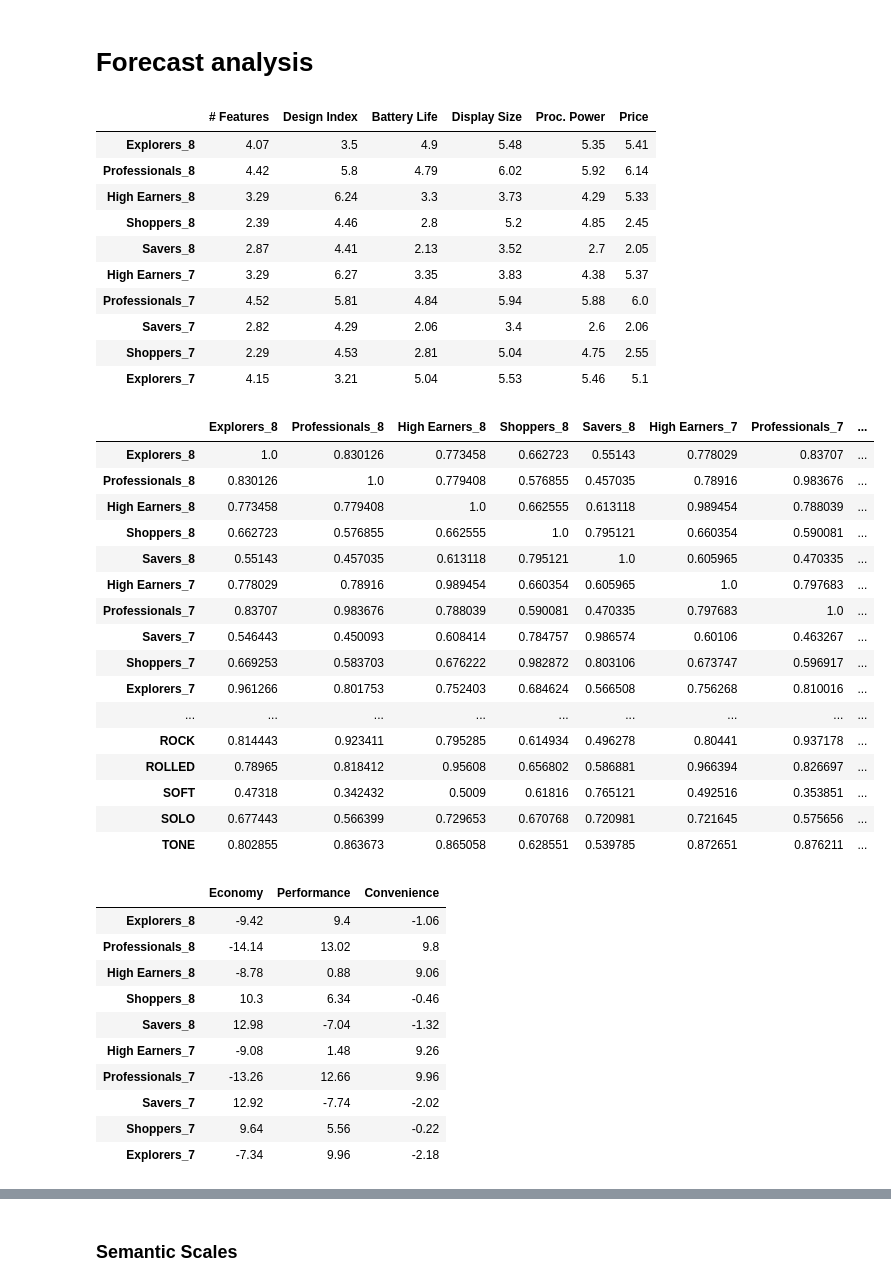
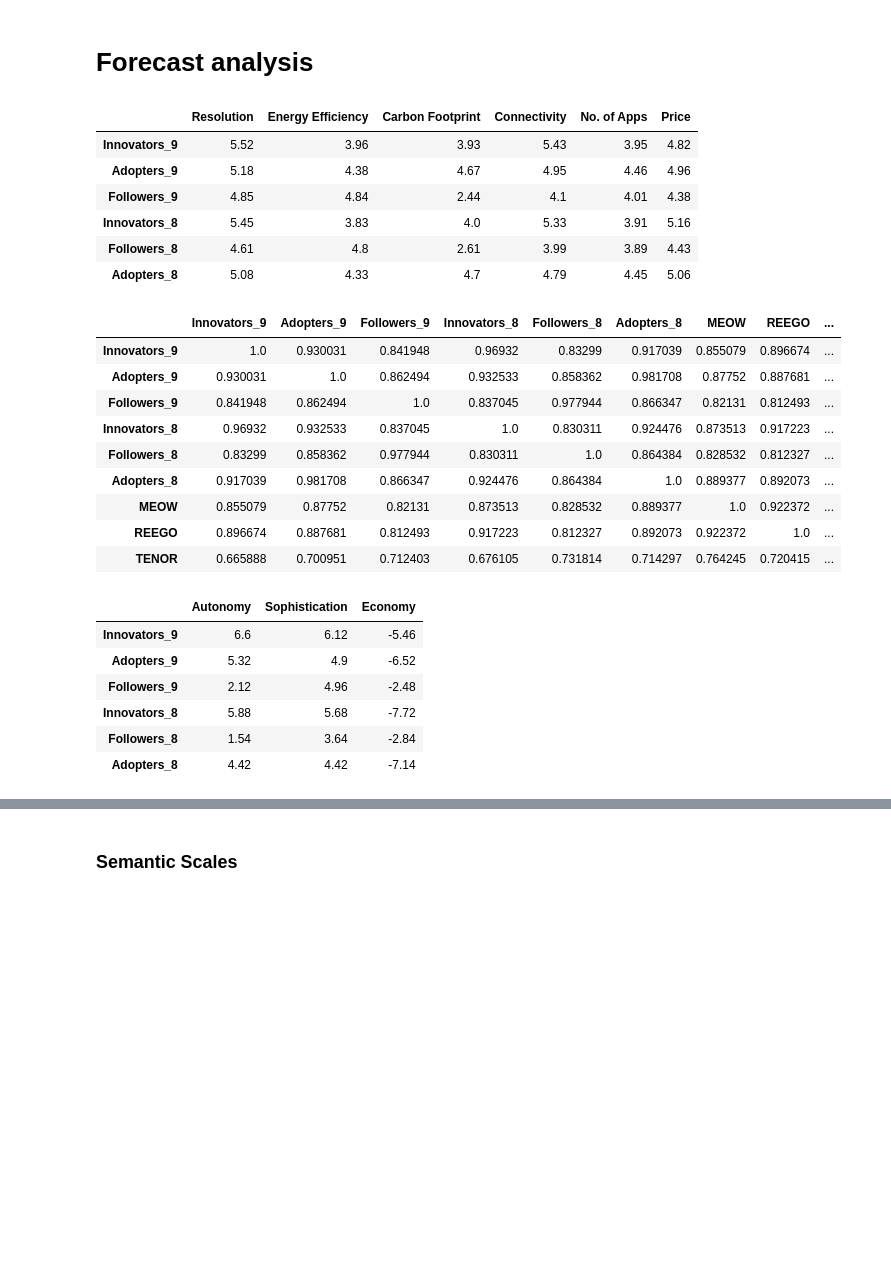
Before and after one commit to FedericoCortesi/Markstrat, a Jupyter notebook: main_vodites.ipynb, the cells around one changed output, grey strips where cells are left out. Saved outputs shown, nothing was run; the diff lists cells and outputs as text; code cells hidden in the pictures; blank space fills up the shorter version.

```diff
--- a/main_vodites.ipynb
+++ b/main_vodites.ipynb
@@ -18,9 +18,9 @@ from Solver import Solver
 sns.set(style="whitegrid")
 
 #an = Analyzer(marketing_mix_segment_weights=move_mkt_weights, last_period=2)
-an = Analyzer(last_period=6, sector="Vodites")
+an = Analyzer(last_period=7, sector="Vodites")
 
-son = Brands(sector="Vodites")
+brd = Brands(sector="Vodites")
 
 solver = Solver(sector="Vodites")
 # %% [output]
@@ -119,7 +117,7 @@ Distance:        nan
 # %% [markdown]
 #### Distances between all points
 # %%
-df_all_sem = son.get_comprehensive_df_semantic()
+df_all_sem = brd.get_comprehensive_df_semantic()
 index = df_all_sem.index
 
 distances = an.compute_distance_centroids(df_all_sem, df_all_sem, max_distance_1D=6)[3]
@@ -207,7 +241,7 @@ Distance:        0.7236395771219524
 # %% [markdown]
 #### Distances between all points
 # %%
-df_all_mds = son.get_comprehensive_df_mds()
+df_all_mds = brd.get_comprehensive_df_mds()
 index = df_all_mds.index
 
 distances = an.compute_distance_centroids(df_all_mds, df_all_mds, weighted="eq", max_distance_1D=40)[3]
@@ -241,71 +267,56 @@ df_out_mds
 # %% [markdown]
 # Forecast analysis
 # %%
-df_seg_sem_fc = an.forecast_df(son.df_segments_semantic, steps=2)
+df_seg_sem_fc = an.forecast_df(brd.df_segments_semantic, steps=2)
 
 df_seg_sem_fc = df_seg_sem_fc[(df_seg_sem_fc["Period"]>an.last_period)].drop(labels=["Period", "Segment"], axis=1)
 df_seg_sem_fc
 # %% [output]
-|  | # Features | Design Index | Battery Life | Display Size | Proc. Power | Price |
-| Explorers_8 | 4.07 | 3.5 | 4.9 | 5.48 | 5.35 | 5.41 |
-| Professionals_8 | 4.42 | 5.8 | 4.79 | 6.02 | 5.92 | 6.14 |
-| High Earners_8 | 3.29 | 6.24 | 3.3 | 3.73 | 4.29 | 5.33 |
-| Shoppers_8 | 2.39 | 4.46 | 2.8 | 5.2 | 4.85 | 2.45 |
-| Savers_8 | 2.87 | 4.41 | 2.13 | 3.52 | 2.7 | 2.05 |
-| High Earners_7 | 3.29 | 6.27 | 3.35 | 3.83 | 4.38 | 5.37 |
-| Professionals_7 | 4.52 | 5.81 | 4.84 | 5.94 | 5.88 | 6.0 |
-| Savers_7 | 2.82 | 4.29 | 2.06 | 3.4 | 2.6 | 2.06 |
-| Shoppers_7 | 2.29 | 4.53 | 2.81 | 5.04 | 4.75 | 2.55 |
-| Explorers_7 | 4.15 | 3.21 | 5.04 | 5.53 | 5.46 | 5.1 |
+|  | Resolution | Energy Efficiency | Carbon Footprint | Connectivity | No. of Apps | Price |
+| Innovators_9 | 5.52 | 3.96 | 3.93 | 5.43 | 3.95 | 4.82 |
+| Adopters_9 | 5.18 | 4.38 | 4.67 | 4.95 | 4.46 | 4.96 |
+| Followers_9 | 4.85 | 4.84 | 2.44 | 4.1 | 4.01 | 4.38 |
+| Innovators_8 | 5.45 | 3.83 | 4.0 | 5.33 | 3.91 | 5.16 |
+| Followers_8 | 4.61 | 4.8 | 2.61 | 3.99 | 3.89 | 4.43 |
+| Adopters_8 | 5.08 | 4.33 | 4.7 | 4.79 | 4.45 | 5.06 |
 # %%
-df_all_sem = pd.concat([df_seg_sem_fc, son.df_brands_semantic], join="inner")
+df_all_sem = pd.concat([df_seg_sem_fc, brd.df_brands_semantic], join="inner")
 index = df_all_sem.index
 
 distances = an.compute_distance_centroids(df_all_sem, df_all_sem, weighted="default", max_distance_1D=6)[3]
 
 
 df_out_sem_fc = pd.DataFrame(columns=index, index=index)
 
 for i, start in enumerate(index):
     index_to_search = index[i:]
     for stop in index_to_search:
         df_out_sem_fc.loc[start, stop] = distances[start][stop]
         df_out_sem_fc.loc[stop, start] = distances[start][stop]
 
 df_out_sem_fc
 # %% [output]
-|  | Explorers_8 | Professionals_8 | High Earners_8 | Shoppers_8 | Savers_8 | High Earners_7 | Professionals_7 | ... |
-| Explorers_8 | 1.0 | 0.830126 | 0.773458 | 0.662723 | 0.55143 | 0.778029 | 0.83707 | ... |
-| Professionals_8 | 0.830126 | 1.0 | 0.779408 | 0.576855 | 0.457035 | 0.78916 | 0.983676 | ... |
-| High Earners_8 | 0.773458 | 0.779408 | 1.0 | 0.662555 | 0.613118 | 0.989454 | 0.788039 | ... |
-| Shoppers_8 | 0.662723 | 0.576855 | 0.662555 | 1.0 | 0.795121 | 0.660354 | 0.590081 | ... |
-| Savers_8 | 0.55143 | 0.457035 | 0.613118 | 0.795121 | 1.0 | 0.605965 | 0.470335 | ... |
-| High Earners_7 | 0.778029 | 0.78916 | 0.989454 | 0.660354 | 0.605965 | 1.0 | 0.797683 | ... |
-| Professionals_7 | 0.83707 | 0.983676 | 0.788039 | 0.590081 | 0.470335 | 0.797683 | 1.0 | ... |
-| Savers_7 | 0.546443 | 0.450093 | 0.608414 | 0.784757 | 0.986574 | 0.60106 | 0.463267 | ... |
-| Shoppers_7 | 0.669253 | 0.583703 | 0.676222 | 0.982872 | 0.803106 | 0.673747 | 0.596917 | ... |
-| Explorers_7 | 0.961266 | 0.801753 | 0.752403 | 0.684624 | 0.566508 | 0.756268 | 0.810016 | ... |
-| ... | ... | ... | ... | ... | ... | ... | ... | ... |
-| ROCK | 0.814443 | 0.923411 | 0.795285 | 0.614934 | 0.496278 | 0.80441 | 0.937178 | ... |
-| ROLLED | 0.78965 | 0.818412 | 0.95608 | 0.656802 | 0.586881 | 0.966394 | 0.826697 | ... |
-| SOFT | 0.47318 | 0.342432 | 0.5009 | 0.61816 | 0.765121 | 0.492516 | 0.353851 | ... |
-| SOLO | 0.677443 | 0.566399 | 0.729653 | 0.670768 | 0.720981 | 0.721645 | 0.575656 | ... |
-| TONE | 0.802855 | 0.863673 | 0.865058 | 0.628551 | 0.539785 | 0.872651 | 0.876211 | ... |
+|  | Innovators_9 | Adopters_9 | Followers_9 | Innovators_8 | Followers_8 | Adopters_8 | MEOW | REEGO | ... |
+| Innovators_9 | 1.0 | 0.930031 | 0.841948 | 0.96932 | 0.83299 | 0.917039 | 0.855079 | 0.896674 | ... |
+| Adopters_9 | 0.930031 | 1.0 | 0.862494 | 0.932533 | 0.858362 | 0.981708 | 0.87752 | 0.887681 | ... |
+| Followers_9 | 0.841948 | 0.862494 | 1.0 | 0.837045 | 0.977944 | 0.866347 | 0.82131 | 0.812493 | ... |
+| Innovators_8 | 0.96932 | 0.932533 | 0.837045 | 1.0 | 0.830311 | 0.924476 | 0.873513 | 0.917223 | ... |
+| Followers_8 | 0.83299 | 0.858362 | 0.977944 | 0.830311 | 1.0 | 0.864384 | 0.828532 | 0.812327 | ... |
+| Adopters_8 | 0.917039 | 0.981708 | 0.866347 | 0.924476 | 0.864384 | 1.0 | 0.889377 | 0.892073 | ... |
+| MEOW | 0.855079 | 0.87752 | 0.82131 | 0.873513 | 0.828532 | 0.889377 | 1.0 | 0.922372 | ... |
+| REEGO | 0.896674 | 0.887681 | 0.812493 | 0.917223 | 0.812327 | 0.892073 | 0.922372 | 1.0 | ... |
+| TENOR | 0.665888 | 0.700951 | 0.712403 | 0.676105 | 0.731814 | 0.714297 | 0.764245 | 0.720415 | ... |
 # %%
-df_seg_mds_fc = an.forecast_df(son.df_segments_mds, steps=2)
+df_seg_mds_fc = an.forecast_df(brd.df_segments_mds, steps=2)
 
-df_seg_mds_fc = df_seg_mds_fc[(df_seg_mds_fc["Period"]>an.last_period)][["Economy",	"Performance", "Convenience"]]
+df_seg_mds_fc = df_seg_mds_fc[(df_seg_mds_fc["Period"]>an.last_period)][['Autonomy', 'Sophistication', 'Economy']]
 df_seg_mds_fc
 # %% [output]
-|  | Economy | Performance | Convenience |
-| Explorers_8 | -9.42 | 9.4 | -1.06 |
-| Professionals_8 | -14.14 | 13.02 | 9.8 |
-| High Earners_8 | -8.78 | 0.88 | 9.06 |
-| Shoppers_8 | 10.3 | 6.34 | -0.46 |
-| Savers_8 | 12.98 | -7.04 | -1.32 |
-| High Earners_7 | -9.08 | 1.48 | 9.26 |
-| Professionals_7 | -13.26 | 12.66 | 9.96 |
-| Savers_7 | 12.92 | -7.74 | -2.02 |
-| Shoppers_7 | 9.64 | 5.56 | -0.22 |
-| Explorers_7 | -7.34 | 9.96 | -2.18 |
+|  | Autonomy | Sophistication | Economy |
+| Innovators_9 | 6.6 | 6.12 | -5.46 |
+| Adopters_9 | 5.32 | 4.9 | -6.52 |
+| Followers_9 | 2.12 | 4.96 | -2.48 |
+| Innovators_8 | 5.88 | 5.68 | -7.72 |
+| Followers_8 | 1.54 | 3.64 | -2.84 |
+| Adopters_8 | 4.42 | 4.42 | -7.14 |
 # %%
```
Also changed, not shown: parts of 37 cells of this notebook, 5 other files.
